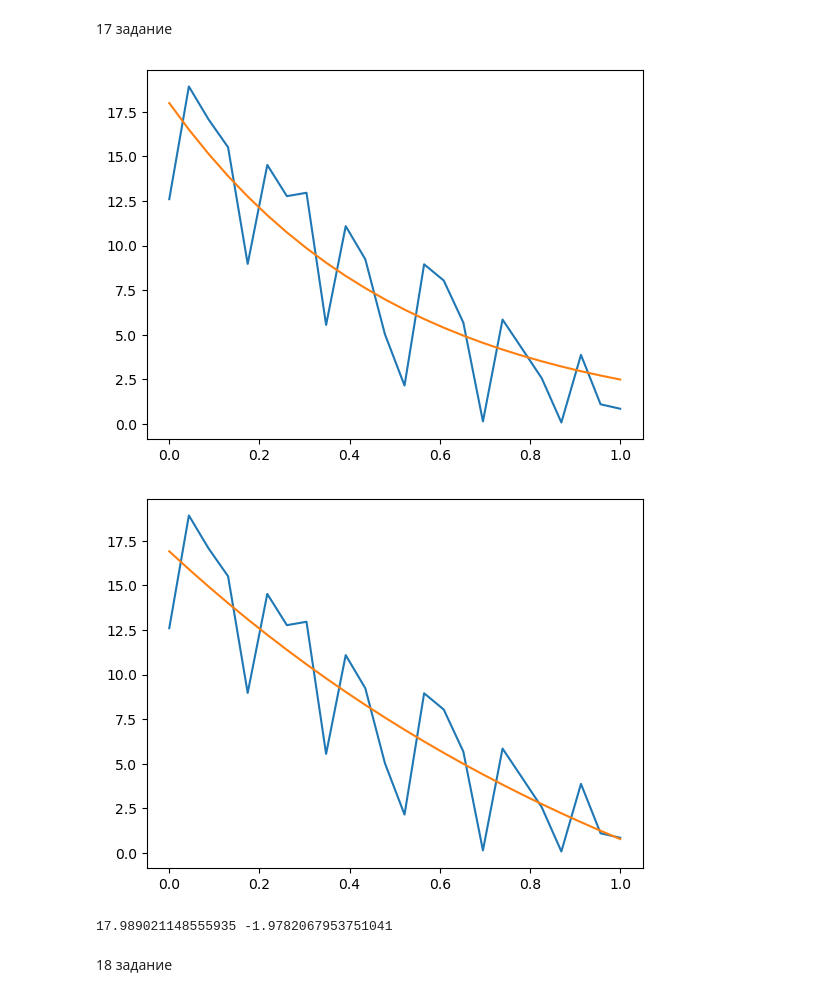
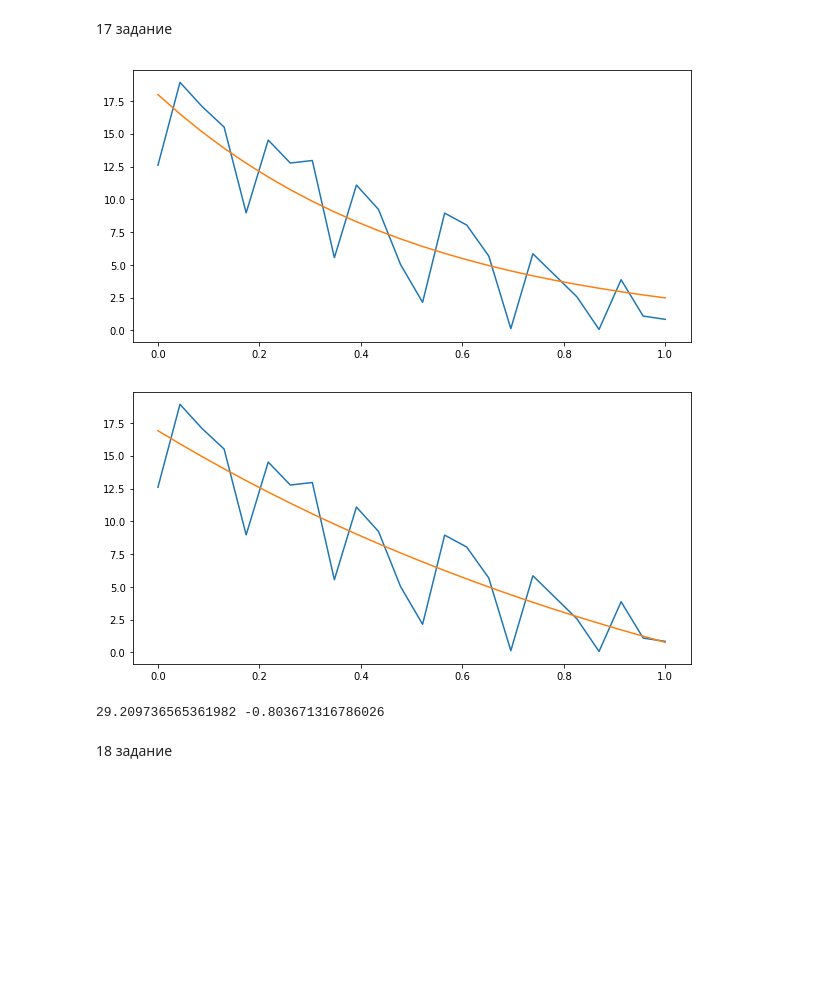
Before and after one commit to sympathhy/Vremennyi, a Jupyter notebook: lab3.ipynb, the cells around one changed output. Saved outputs shown, nothing was run; the diff lists cells and outputs as text; code cells hidden in the pictures; blank space fills up the shorter version.

```diff
--- a/lab3.ipynb
+++ b/lab3.ipynb
@@ -164,20 +164,23 @@ def f1(t, b0, b1, b2):
 popt3, pcov3 = curve_fit(f, t, Y)
 popt4, pcov4 = curve_fit(f1, t, Y, maxfev=3000)
 # %%
+plt.figure(figsize = (10, 5))
 plt.plot(t, Y)
 plt.plot(t, f(t, popt3[0], popt3[1]))
 plt.show()
 
+plt.figure(figsize = (10, 5))
+
 plt.plot(t, Y)
 plt.plot(t, f1(t, popt4[0], popt4[1], popt4[2]))
 plt.show()
 # %% [output]
-[figure, old version]
+[figure, new version]
-[figure, old version]
+[figure, new version]
 # %%
-print(popt3[0], popt3[1])
+print(popt4[0], popt4[1])
 # %% [output]
-17.989021148555935 -1.9782067953751041
+29.209736565361982 -0.803671316786026
 # %% [markdown]
 18 задание
 # %%
```
Also changed, not shown: parts of 19 cells of this notebook.
